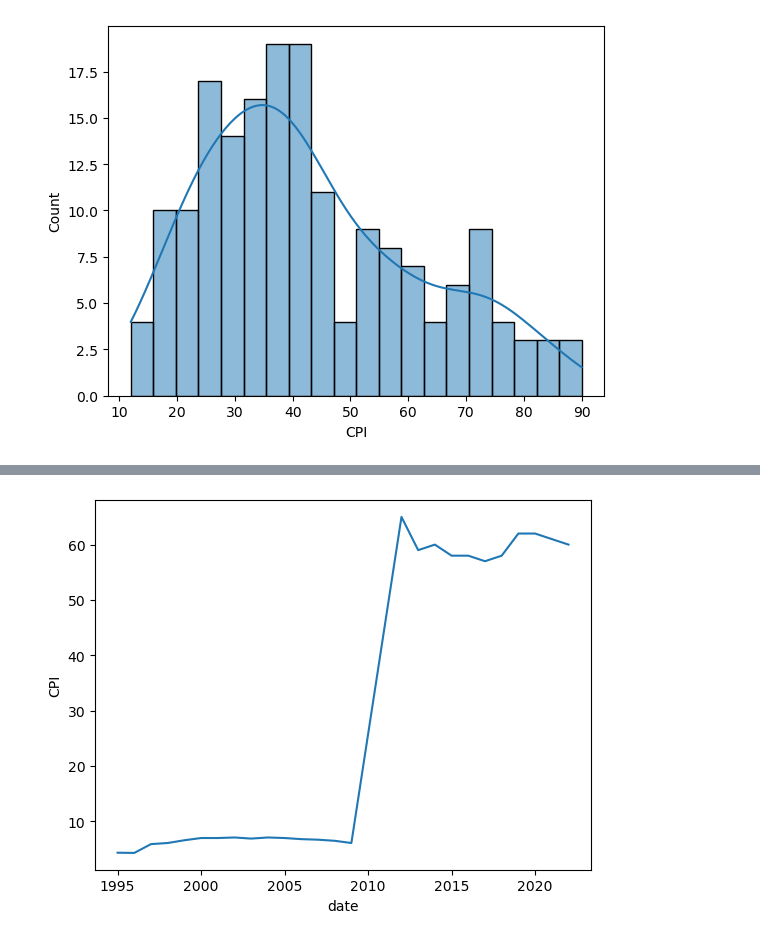
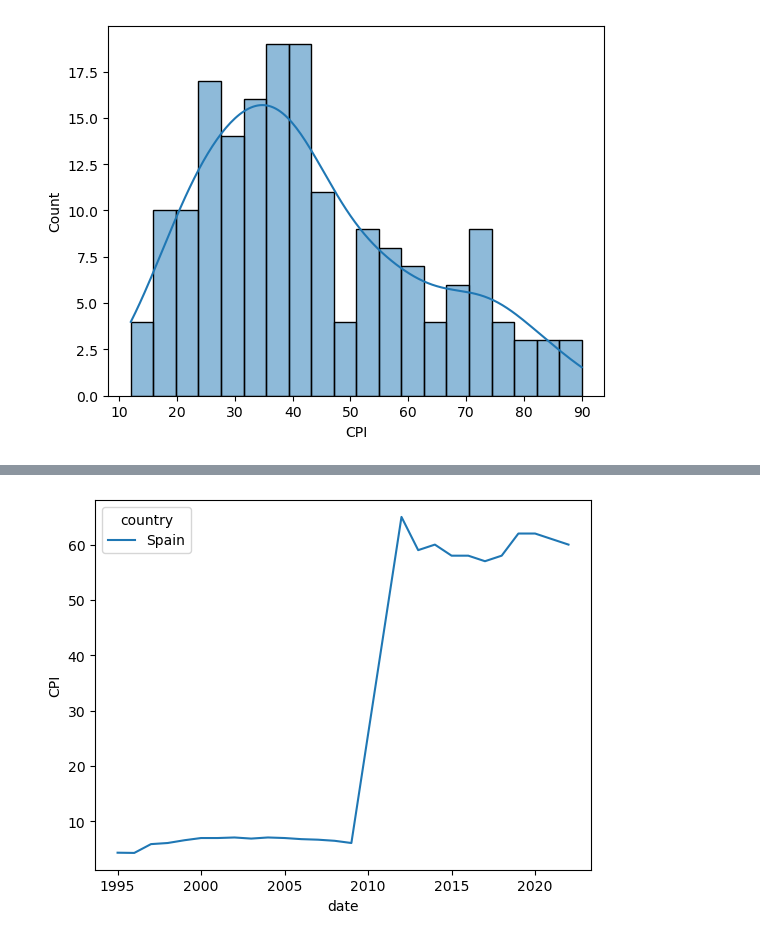
Before and after one commit to ouslan/estadisticas, a Jupyter notebook: clase.ipynb, the cells around one changed output, grey strips where cells are left out. Cells and saved outputs as stored; diff of their text form; code cells hidden in the pictures.

```diff
--- a/clase.ipynb
+++ b/clase.ipynb
@@ -339,8 +323,8 @@ plt = sns.histplot(data=df_2022, x='CPI', bins=20, kde=True)
 # %%
 # graph spain cpi
 df_spain = df[df['country'] == 'Spain']
 df_spain = df_spain.sort_values(by='date')
 df_spain = df_spain.reset_index(drop=True)
-plt = sns.lineplot(data=df_spain, x='date', y='CPI')
+plt = sns.lineplot(data=df_spain, x='date', y='CPI', hue='country')
 # %% [output]
-[figure, old version]
+[figure, new version]
```
Also changed, not shown: parts of 30 cells of this notebook, 2 other files.
